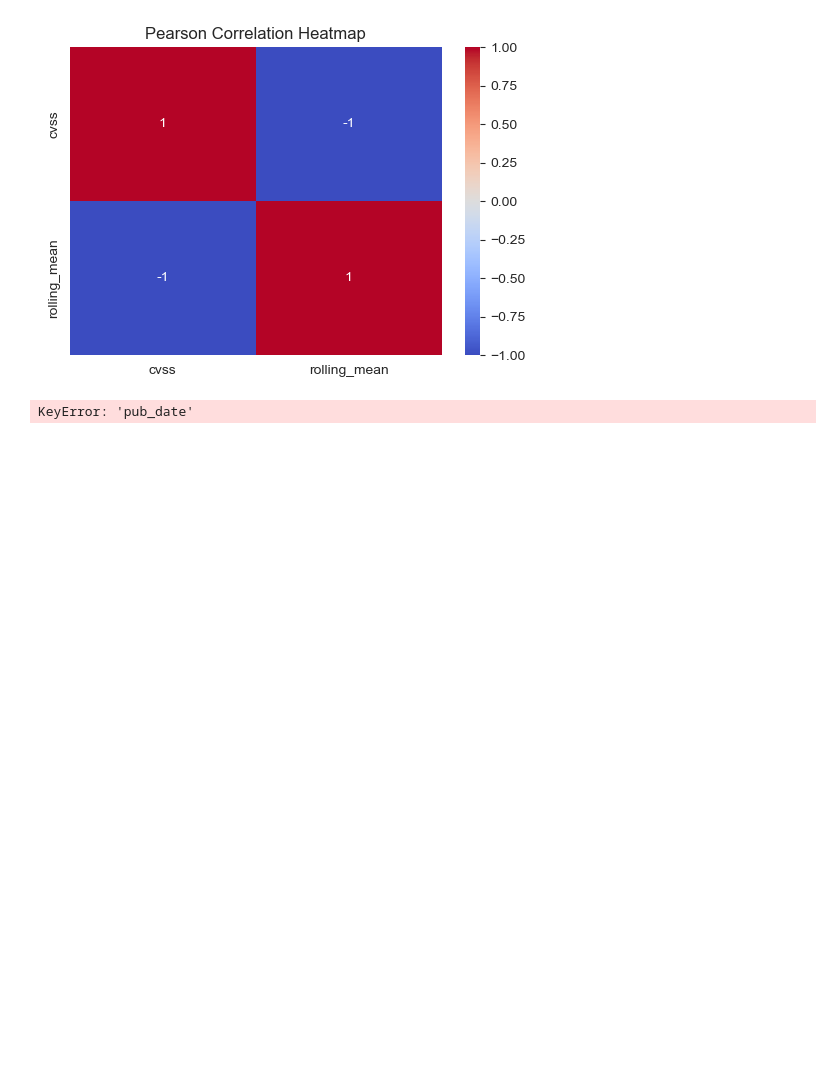
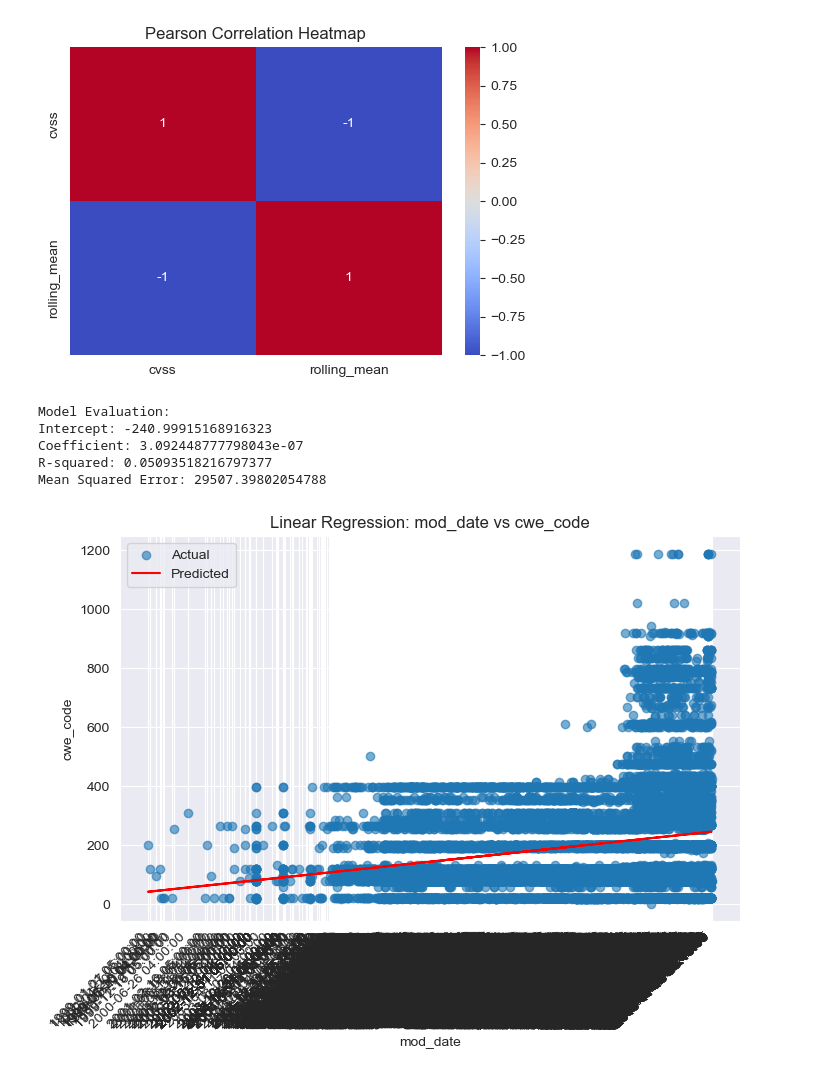
Before and after one commit to 01Qin/DataAnalytics, a Jupyter notebook: mini_project/Common Vulnerability.ipynb, the cells around one changed output. Drawn from its saved outputs; the diff is of its cells as text; code cells hidden in the pictures; blank space fills up the shorter version.

Commit message:
Predict cwe_code based mod_date

```diff
--- a/mini_project/Common Vulnerability.ipynb
+++ b/mini_project/Common Vulnerability.ipynb
@@ -630,18 +639,15 @@ rolling_mean  -1.0           1.0
 # %%
 # Linear Regression with Scikit-Learn
 
-# Convert 'pub_date' column to datetime format
-df['pub_date'] = pd.to_datetime(df['pub_date'])  # Convert to datetime format
-df.set_index('pub_date', inplace=True) # Display the converted dates
 
-# Goal: Predict cwe_code based pub_date
-df_clean = df.dropna(subset=['pub_date', 'cwe_code'])
+# Goal: Predict cwe_code based mod_date
+df_clean = df.dropna(subset=['mod_date', 'cwe_code'])
 
 # Convert datetime to numeric for regression
-df_clean['pub_date_numeric'] = df_clean.index.astype(np.int64) // 10**9  # Convert to Unix timestamp (seconds)
+df_clean['mod_date_numeric'] = df_clean.index.astype(np.int64) // 10**9  # Convert to Unix timestamp (seconds)
 
 # Define features (independent variable) and target (dependent variable)
-X = df_clean[['pub_date_numeric']]  # Feature: smoothed version of the value
+X = df_clean[['mod_date_numeric']]  # Feature: smoothed version of the value
 y = df_clean['cwe_code']  # Target: original value
 
 # Split the dataset into training and testing sets (80% train, 20% test)
@@ -651,36 +657,41 @@ X_train, X_test, y_train, y_test = train_test_split(
 
 # Initialize and fit a linear regression model
 model = LinearRegression()
 model.fit(X_train, y_train)
 
 # Predict values for the test set
 y_pred = model.predict(X_test)
 
 # Evaluate model performance
 print("\nModel Evaluation:")
 print("Intercept:", model.intercept_)  # The constant term (β₀)
 print("Coefficient:", model.coef_[0])  # The slope (β₁) for rolling_mean
 print("R-squared:", r2_score(y_test, y_pred))  # Proportion of variance explained
 print("Mean Squared Error:", mean_squared_error(y_test, y_pred))  # Average squared error
 
 plt.figure(figsize=(8, 5))  # Set the figure size
 
 # Scatter plot of actual test data
-plt.scatter(X_test['pub_date_numeric'], y_test, label='Actual', alpha=0.6)
+plt.scatter(X_test['mod_date_numeric'], y_test, label='Actual', alpha=0.6)
 
 # Plot regression line (predicted values)
-plt.plot(X_test['pub_date_numeric'], y_pred, color='red', label='Predicted')
+plt.plot(X_test['mod_date_numeric'], y_pred, color='red', label='Predicted')
 
 # Convert numeric dates back to datetime for x-axis labels
-plt.xticks(X_test['pub_date_numeric'], pd.to_datetime(X_test['pub_date_numeric'], unit='s'), rotation=45, ha='right')
+plt.xticks(X_test['mod_date_numeric'], pd.to_datetime(X_test['mod_date_numeric'], unit='s'), rotation=45, ha='right')
 
 # Add labels and title
-plt.xlabel("pub_date")
+plt.xlabel("mod_date")
 plt.ylabel("cwe_code")
-plt.title("Linear Regression: pub_date vs cwe_code")
+plt.title("Linear Regression: mod_date vs cwe_code")
 
 # Add legend and show the plot
 plt.legend()
 plt.show()
 # %% [output]
-KeyError: 'pub_date'
+Model Evaluation:
+Intercept: -240.99915168916323
+Coefficient: 3.092448777798043e-07
+R-squared: 0.05093518216797377
+Mean Squared Error: 29507.39802054788
+[figure, added]
```
Also changed, not shown: parts of 3 cells of this notebook.
